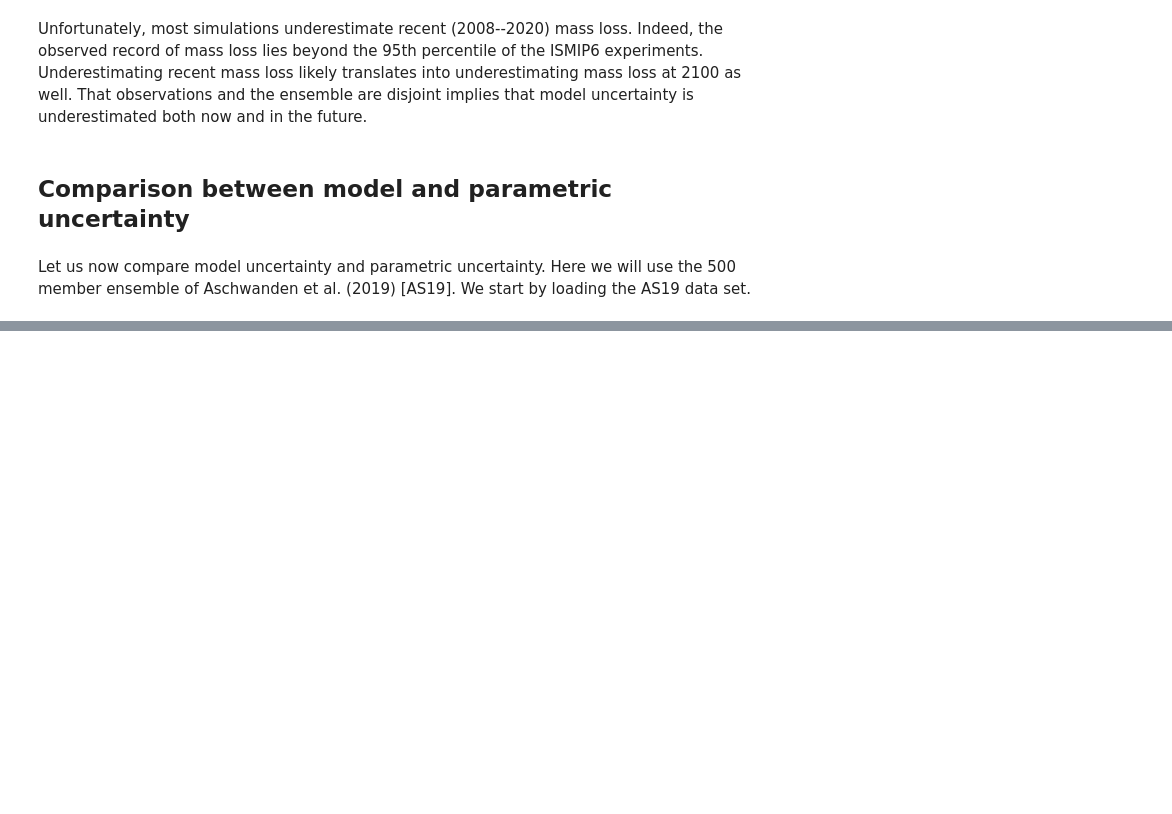
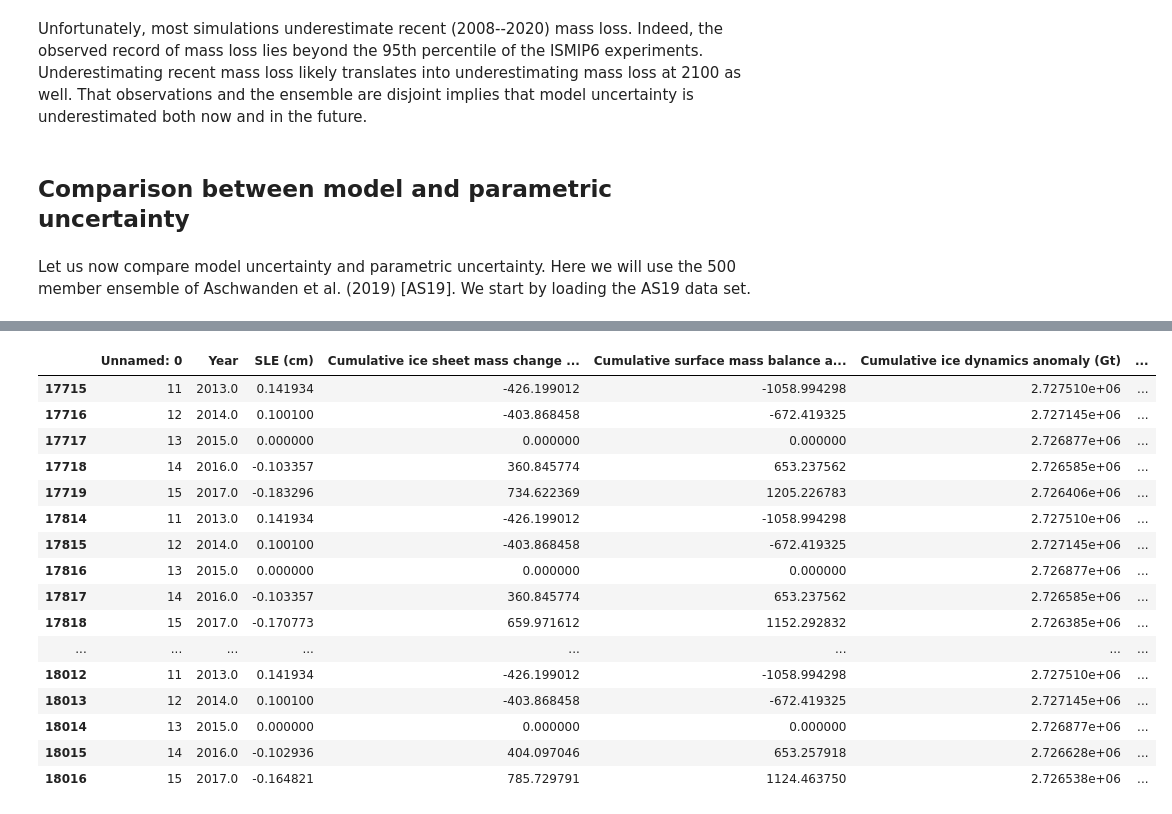
Before and after one commit to aaschwanden/ismip6-ipcc, a Jupyter notebook: analyze_slr_predictions.ipynb, the cells around one changed output, grey strips where cells are left out. Saved outputs shown, nothing was run; the diff lists cells and outputs as text; code cells hidden in the pictures; blank space fills up the shorter version.

Commit message:
work on incorporating ctrl run

```diff
--- a/analyze_slr_predictions.ipynb
+++ b/analyze_slr_predictions.ipynb
@@ -286,0 +321,20 @@ fig.savefig("model_vs_parametric_uncerainty_pdf.pdf")
+# %%
+ismip6_w_ctrl[(ismip6_w_ctrl["Model"] == "PISM") & (ismip6_w_ctrl["Year"] < 2018) & (ismip6_w_ctrl["Year"] > 2012)]
+# %% [output]
+|  | Unnamed: 0 | Year | SLE (cm) | Cumulative ice sheet mass change ... | Cumulative surface mass balance a... | Cumulative ice dynamics anomaly (Gt) | ... |
+| 17715 | 11 | 2013.0 | 0.141934 | -426.199012 | -1058.994298 | 2.727510e+06 | ... |
+| 17716 | 12 | 2014.0 | 0.100100 | -403.868458 | -672.419325 | 2.727145e+06 | ... |
+| 17717 | 13 | 2015.0 | 0.000000 | 0.000000 | 0.000000 | 2.726877e+06 | ... |
+| 17718 | 14 | 2016.0 | -0.103357 | 360.845774 | 653.237562 | 2.726585e+06 | ... |
+| 17719 | 15 | 2017.0 | -0.183296 | 734.622369 | 1205.226783 | 2.726406e+06 | ... |
+| 17814 | 11 | 2013.0 | 0.141934 | -426.199012 | -1058.994298 | 2.727510e+06 | ... |
+| 17815 | 12 | 2014.0 | 0.100100 | -403.868458 | -672.419325 | 2.727145e+06 | ... |
+| 17816 | 13 | 2015.0 | 0.000000 | 0.000000 | 0.000000 | 2.726877e+06 | ... |
+| 17817 | 14 | 2016.0 | -0.103357 | 360.845774 | 653.237562 | 2.726585e+06 | ... |
+| 17818 | 15 | 2017.0 | -0.170773 | 659.971612 | 1152.292832 | 2.726385e+06 | ... |
+| ... | ... | ... | ... | ... | ... | ... | ... |
+| 18012 | 11 | 2013.0 | 0.141934 | -426.199012 | -1058.994298 | 2.727510e+06 | ... |
+| 18013 | 12 | 2014.0 | 0.100100 | -403.868458 | -672.419325 | 2.727145e+06 | ... |
+| 18014 | 13 | 2015.0 | 0.000000 | 0.000000 | 0.000000 | 2.726877e+06 | ... |
+| 18015 | 14 | 2016.0 | -0.102936 | 404.097046 | 653.257918 | 2.726628e+06 | ... |
+| 18016 | 15 | 2017.0 | -0.164821 | 785.729791 | 1124.463750 | 2.726538e+06 | ... |
```
Also changed, not shown: parts of 6 cells of this notebook, 1 other file.
